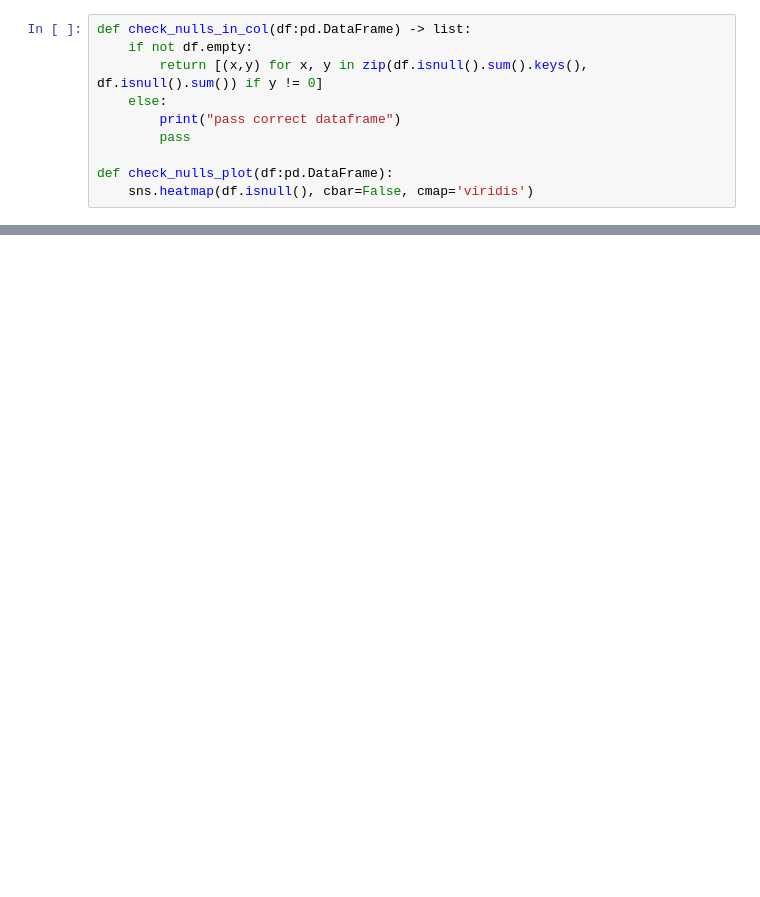
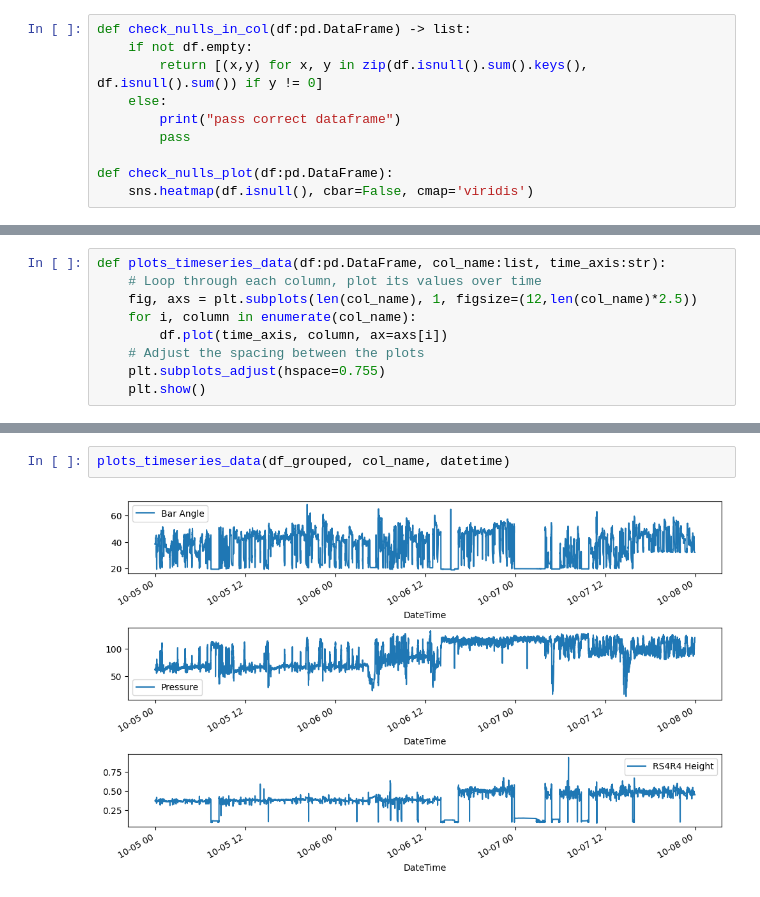
Before and after one commit to iseakash/data_science_materials, a Jupyter notebook: ml_standard_codes/feature_engg/time_series_features.ipynb, the cells around one changed output, grey strips where cells are left out. Saved outputs shown, nothing was run; the diff lists cells and outputs as text; blank space fills up the shorter version.

```diff
--- a/ml_standard_codes/feature_engg/time_series_features.ipynb
+++ b/ml_standard_codes/feature_engg/time_series_features.ipynb
@@ -86,3 +128,12 @@ def groups_data(df:pd.DataFrame, aggr_freq_l1:str) -> pd.DataFrame:
+# %%
+def plots_timeseries_data(df:pd.DataFrame, col_name:list, time_axis:str):
+    # Loop through each column, plot its values over time
+    fig, axs = plt.subplots(len(col_name), 1, figsize=(12,len(col_name)*2.5))
+    for i, column in enumerate(col_name):
+        df.plot(time_axis, column, ax=axs[i])
+    # Adjust the spacing between the plots
+    plt.subplots_adjust(hspace=0.755)
+    plt.show()
 # %%
 df = reads_parquet(filename)
 df = drops_null(df)
@@ -122,0 +185,4 @@ After null removal, df.shape:  (25900, 3)
+# %%
+plots_timeseries_data(df_grouped, col_name, datetime)
+# %% [output]
+[figure, added]
```
Also changed, not shown: parts of 10 cells of this notebook.
